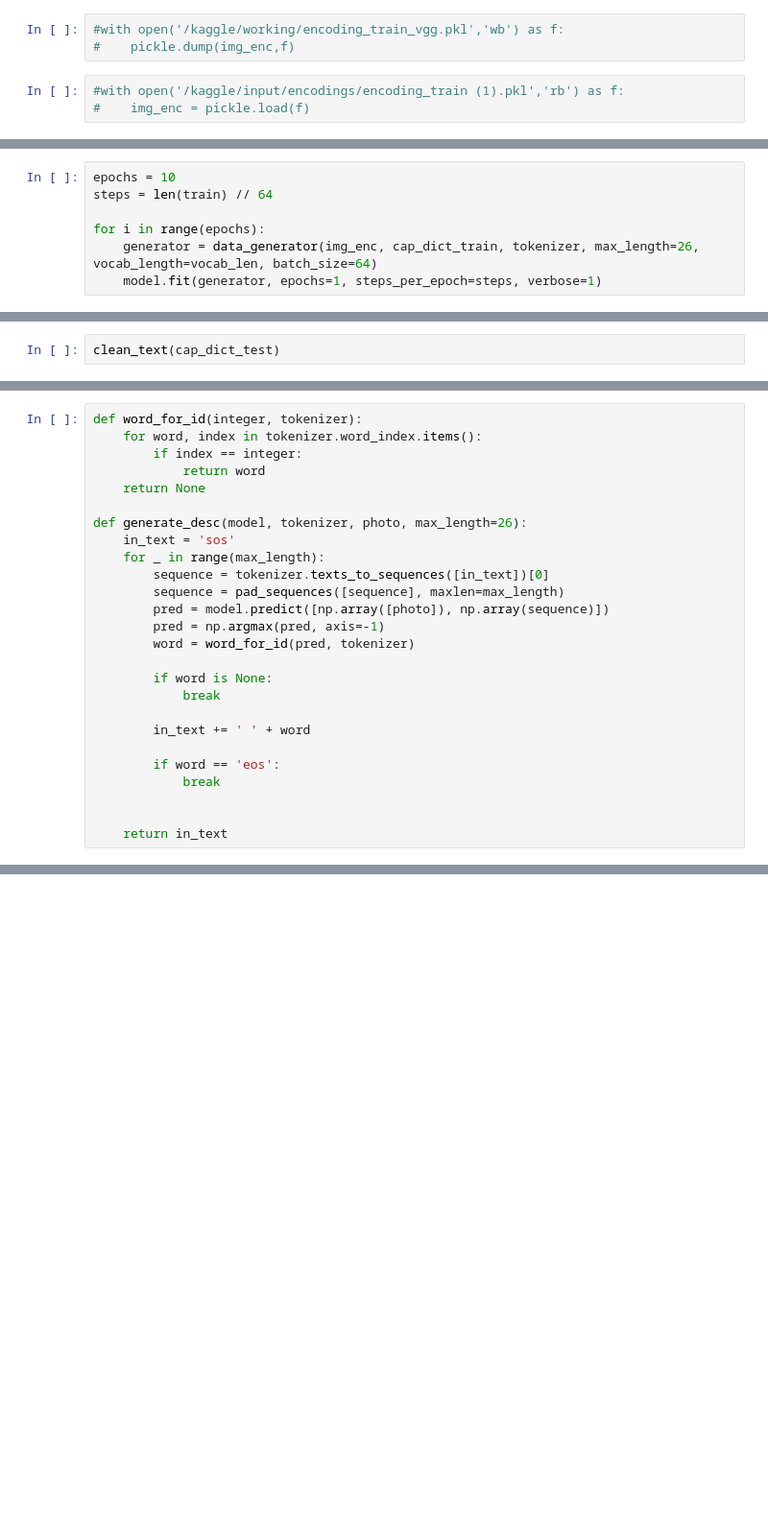
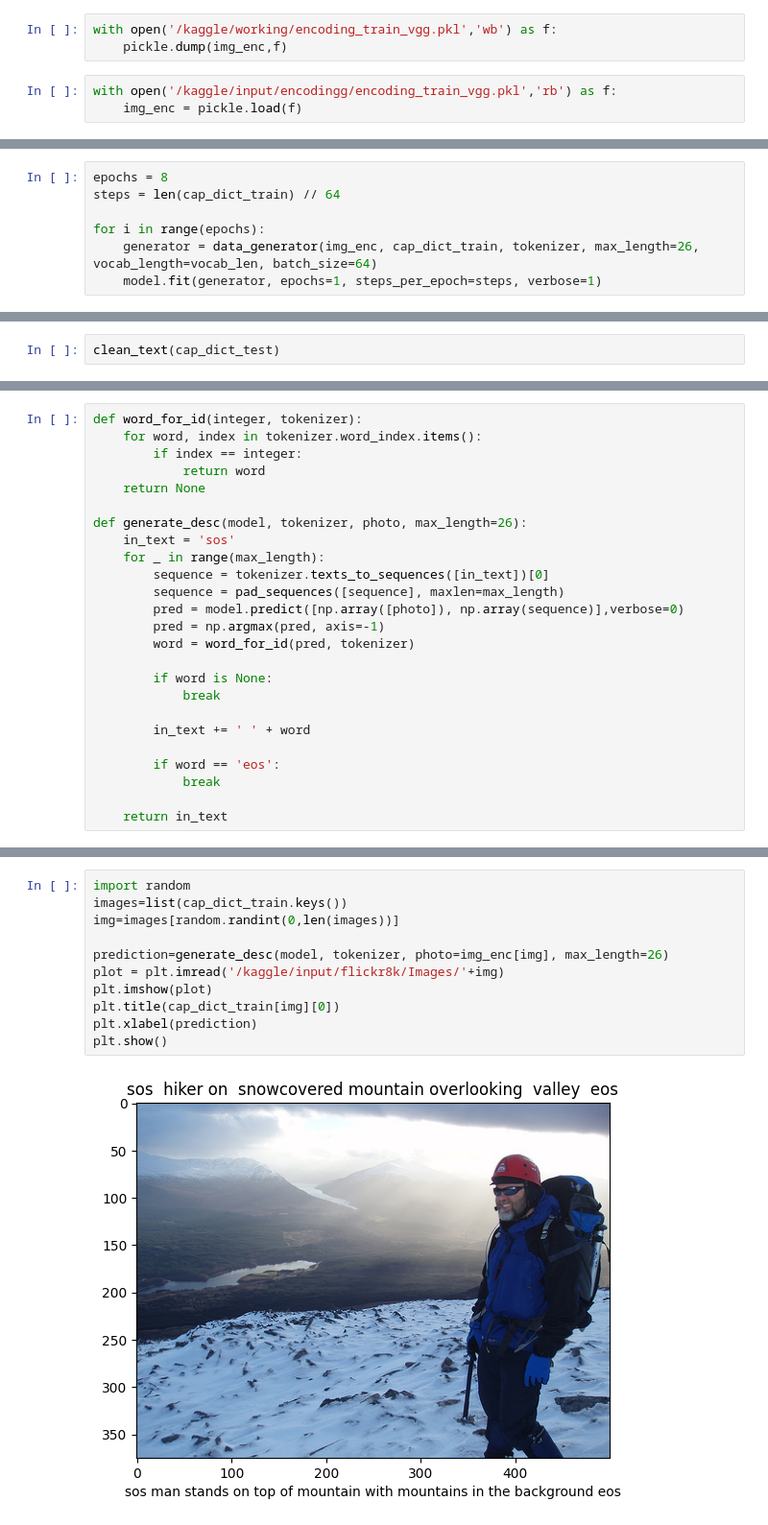
Before and after one commit to Humzafazal72/Image-Captioning, a Jupyter notebook: Image_Captioning.ipynb, the cells around one changed output, grey strips where cells are left out. Shown at 96% size. Cells and saved outputs as stored; diff of their text form; blank space fills up the shorter version.

```diff
--- a/Image_Captioning.ipynb
+++ b/Image_Captioning.ipynb
@@ -91,6 +107,6 @@ for im in tqdm(list(cap_dict_train.keys())):
 # %%
-#with open('/kaggle/working/encoding_train_vgg.pkl','wb') as f:
-#    pickle.dump(img_enc,f)
+with open('/kaggle/working/encoding_train_vgg.pkl','wb') as f:
+    pickle.dump(img_enc,f)
 # %%
-#with open('/kaggle/input/encodings/encoding_train (1).pkl','rb') as f:
-#    img_enc = pickle.load(f)
+with open('/kaggle/input/encodingg/encoding_train_vgg.pkl','rb') as f:
+    img_enc = pickle.load(f)
@@ -168,6 +194,6 @@ plot_model(model, to_file='model.png', show_shapes=True)
 # %%
-epochs = 10
-steps = len(train) // 64
+epochs = 8
+steps = len(cap_dict_train) // 64
 
 for i in range(epochs):
     generator = data_generator(img_enc, cap_dict_train, tokenizer, max_length=26, vocab_length=vocab_len, batch_size=64)
@@ -197,7 +247,7 @@ def generate_desc(model, tokenizer, photo, max_length=26):
     for _ in range(max_length):
         sequence = tokenizer.texts_to_sequences([in_text])[0]
         sequence = pad_sequences([sequence], maxlen=max_length)
-        pred = model.predict([np.array([photo]), np.array(sequence)])
+        pred = model.predict([np.array([photo]), np.array(sequence)],verbose=0)
         pred = np.argmax(pred, axis=-1)
         word = word_for_id(pred, tokenizer)
 
@@ -209,5 +259,4 @@ def generate_desc(model, tokenizer, photo, max_length=26):
         if word == 'eos':
             break
 
-
     return in_text
@@ -260,0 +263,13 @@ for i,row in train.iterrows():
+# %%
+import random
+images=list(cap_dict_train.keys())
+img=images[random.randint(0,len(images))]
+
+prediction=generate_desc(model, tokenizer, photo=img_enc[img], max_length=26)
+plot = plt.imread('/kaggle/input/flickr8k/Images/'+img)
+plt.imshow(plot)
+plt.title(cap_dict_train[img][0])
+plt.xlabel(prediction)
+plt.show()
+# %% [output]
+[figure, added]
```
Also changed, not shown: parts of 32 cells of this notebook.
